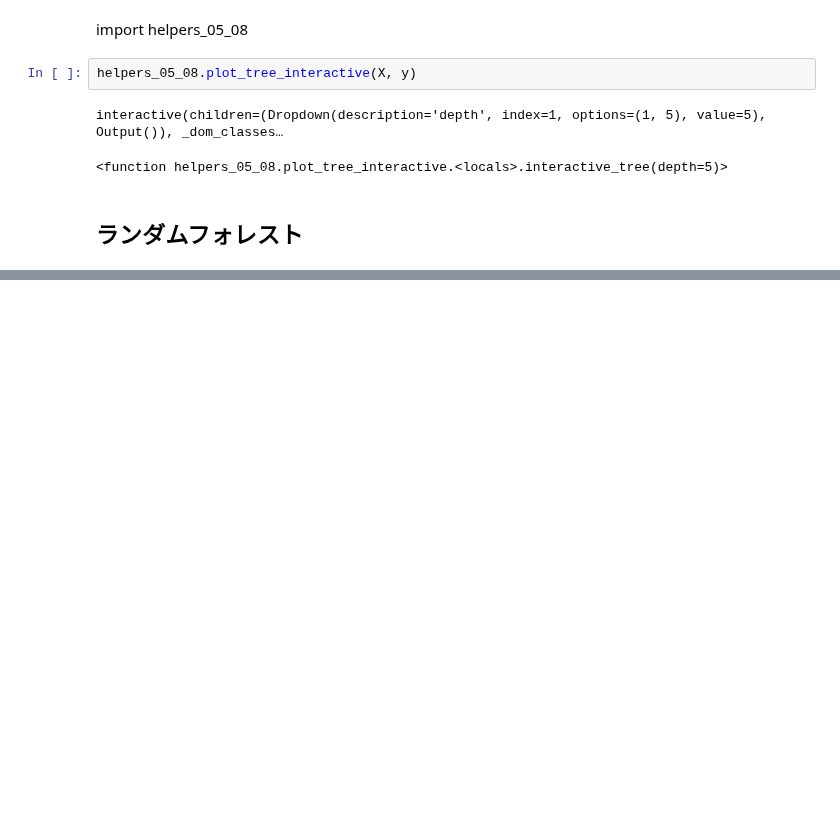
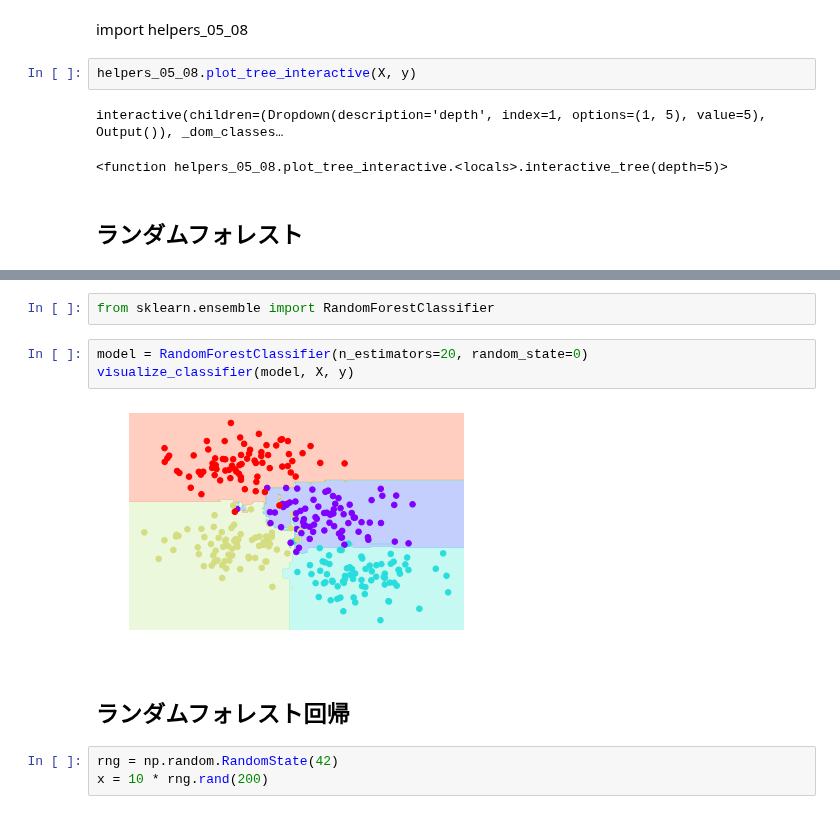
Before and after one commit to thimi0412/PythonDataScinence, a Jupyter notebook: scikit-lean-pra/tree_and_randomforest.ipynb, the cells around one changed output, grey strips where cells are left out. Cells and saved outputs as stored; diff of their text form; blank space fills up the shorter version.

```diff
--- a/scikit-lean-pra/tree_and_randomforest.ipynb
+++ b/scikit-lean-pra/tree_and_randomforest.ipynb
@@ -60,0 +72,12 @@ interactive(children=(Dropdown(description='depth', index=1, options=(1, 5), val
+# %%
+from sklearn.ensemble import RandomForestClassifier
+# %%
+model = RandomForestClassifier(n_estimators=20, random_state=0)
+visualize_classifier(model, X, y)
+# %% [output]
+[figure, added]
+# %% [markdown]
+## ランダムフォレスト回帰
+# %%
+rng = np.random.RandomState(42)
+x = 10 * rng.rand(200)
```
Also changed, not shown: parts of 14 cells of this notebook.
